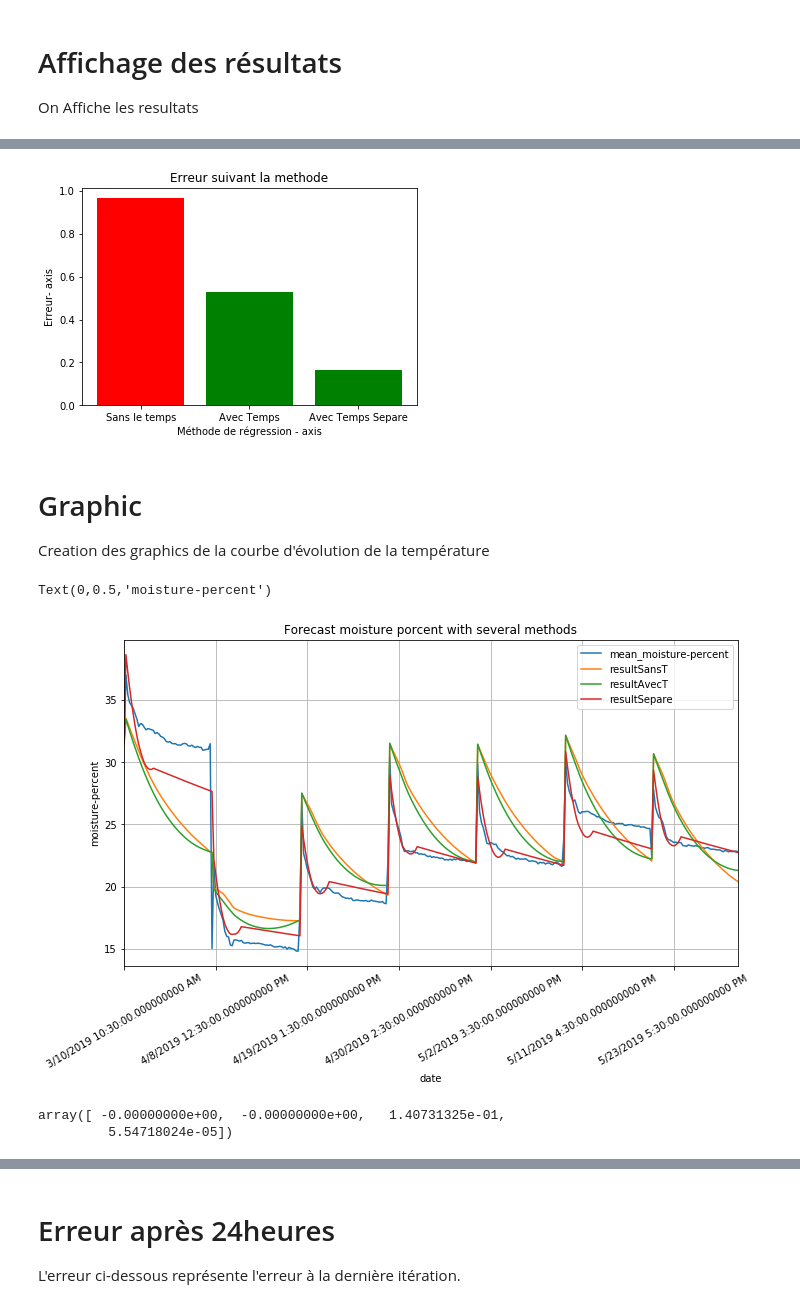
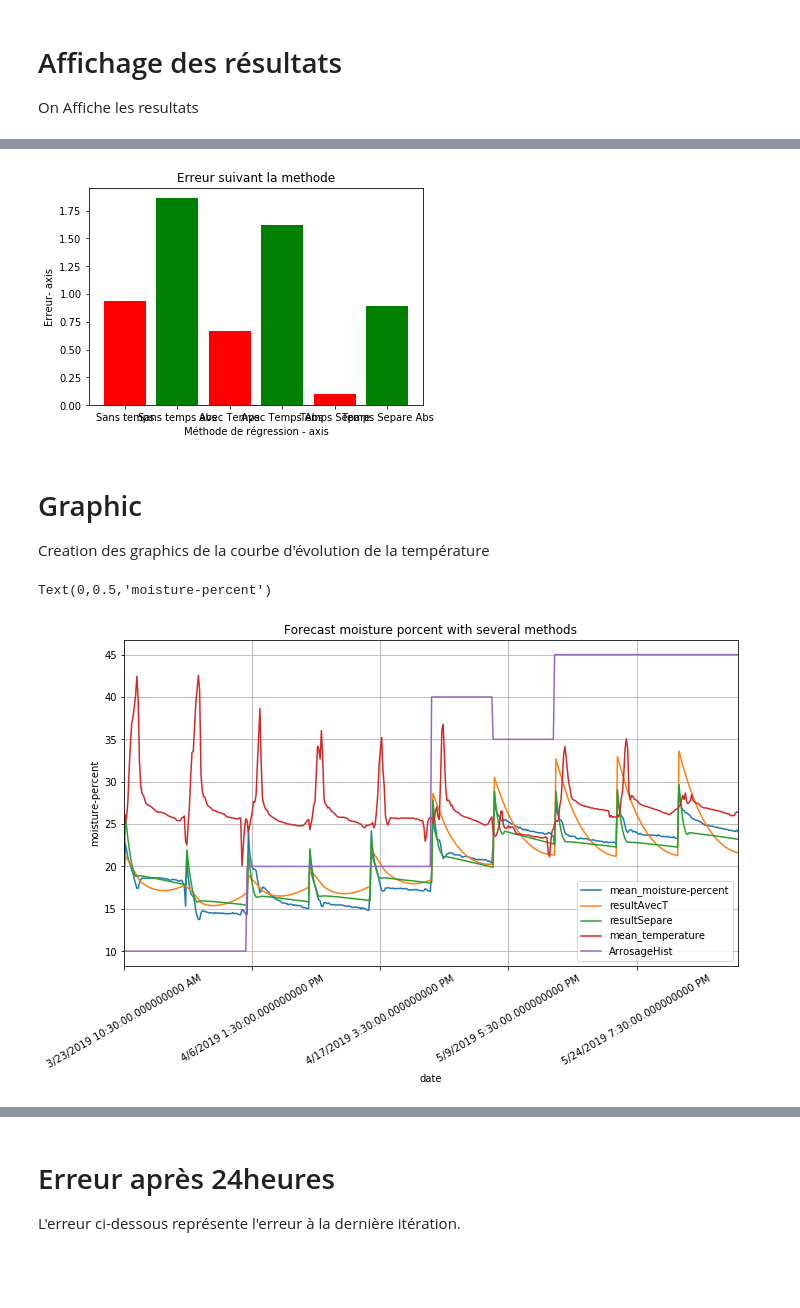
Before and after one commit to cui-unige/BSc-sensor-machine-learning, a Jupyter notebook: MLDemeter.ipynb, the cells around one changed output, grey strips where cells are left out. Saved outputs shown, nothing was run; the diff lists cells and outputs as text; code cells hidden in the pictures; blank space fills up the shorter version.

Commit message:
programmateur d'arrosage et meilleure partition

```diff
--- a/MLDemeter.ipynb
+++ b/MLDemeter.ipynb
@@ -260,7 +254,7 @@ dfEvaporation = tmp.loc[df['TAfterArrosage'] <= 450]
 # %%
 regLinearAro = linear_model.LinearRegression()
-regLinearAro.fit(dfArrosage[['mean_moisture-percent','Arrosage']],dfArrosage.moistureAdd)
+regLinearAro.fit(dfArrosage[['mean_moisture-percent','Arrosage','index']],dfArrosage.moistureAdd)
 
+regLinearAro.intercept_
 regLinearAro.coef_
-regLinearAro.intercept_
 # %% [output]
@@ -269,7 +263,7 @@ regLinearAro.intercept_
 # Pour faire le régression linear sur le moment d'arrosage
 
 regLinearEva = linear_model.LinearRegression()
-regLinearEva.fit(dfEvaporation[['mean_moisture-percent','mean_temperature','TAfterArrosage','ArrosageHist']],dfEvaporation.moistureAdd)
+regLinearEva.fit(dfEvaporation[['mean_moisture-percent','mean_temperature','TAfterArrosage','ArrosageHist','index']],dfEvaporation.moistureAdd)
 
 regLinearEva.intercept_
 regLinearEva.coef_
@@ -279,7 +273,7 @@ array([-0.00892525,  0.01983653,  0.00326841,  0.00503235])
 # Pour faire le régression linear sur le moment d'arrosage
 
 regLinearSta = linear_model.LinearRegression()
-regLinearSta.fit(dfStabilisation[['mean_moisture-percent','mean_temperature','TAfterArrosage']],dfStabilisation.moistureAdd)
+regLinearSta.fit(dfStabilisation[['mean_moisture-percent','mean_temperature','TAfterArrosage','ArrosageHist','index']],dfStabilisation.moistureAdd)
 
 regLinearSta.intercept_
 regLinearSta.coef_
@@ -301,29 +296,34 @@ result = np.zeros(TestSize)
 ErrEva = 0
 nAro = 0
 
-for i in range(0,TestSize):
-    dataTest.iloc[int(i+init),position] = StartHumidity
+for i in range(0,TestSize-1):
+    dataTest.iloc[int(i),position] = StartHumidity
 
     if i%48 == 0:
         nAro =+ 1
-        StartHumidity = dataTest.iloc[init+i,1]
-        result[i] = StartHumidity + regLinearAro.predict([[StartHumidity,base.iloc[init+i,5]]])[0]
-        ErrAro =+ dataTest.iloc[int(i),position] - base.iloc[i,1]
-    elif i%48 <= 15:
-        result[i] = StartHumidity + regLinearEva.predict([[StartHumidity,base.iloc[init+i,2],base.iloc[init+i,6],base.iloc[init+i,7]]])[0]
-        ErrEva =+ dataTest.iloc[int(i),position] - base.iloc[i,1]
+        StartHumidity = dataTest.iloc[i,1]
+        result[i] = StartHumidity + regLinearAro.predict([[StartHumidity,base.iloc[init+i,5],base.iloc[init+i,8]]])[0]
+        ErrAro =+ abs(result[i] - base.iloc[i+1,1])
+    elif i%48 <= limite//30:
+        result[i] = StartHumidity + regLinearEva.predict([[StartHumidity,base.iloc[init+i,2],base.iloc[init+i,6],base.iloc[init+i,7],base.iloc[init+i,8]]])[0]
+        ErrEva =+ abs(result[i] - base.iloc[i+1,1])
     else:
-        result[i] = StartHumidity + regLinearSta.predict([[StartHumidity,base.iloc[init+i,2],base.iloc[init+i,6]]])[0]
-        ErrEva =+ dataTest.iloc[int(i),position] - base.iloc[i,1]
+        result[i] = StartHumidity + regLinearSta.predict([[StartHumidity,base.iloc[init+i,2],base.iloc[init+i,6],base.iloc[init+i,7],base.iloc[init+i,8]]])[0]
+        ErrSta =+ abs(result[i] - base.iloc[i+1,1])
 
     StartHumidity = result[i]
-
+dataTest.iloc[TestSize-1,position] = StartHumidity
 
 ErrAro = ErrAro/nAro
-ErrEva = ErrEva/(TestSize-nAro)
+ErrEva = ErrEva/(15*nAro)
+ErrSta = ErrSta/((48-16*nAro))
 
 print("Moyenne Erreur d'Arrosage : ", ErrAro)
 print("Moyenne d'erreur evaporation : ", ErrEva)
+print("Moyenne d'erreur stabilisation : ", ErrSta)
+
 ErrSepare = np.mean(dataTest.iloc[:,1].values-dataTest.iloc[:,position].values)
+ErrSepareAbs = np.mean(np.absolute(dataTest.iloc[:,1].values-dataTest.iloc[:,position].values))
 print("Moyenne d'erreur : ",ErrSepare)
+print("Moyenne d'erreur absolue : ",ErrSepareAbs)
 # %% [output]
@@ -348,47 +350,39 @@ Avec Temps Séparé :  0.166108709107
 # %%
 # x-coordinates of left sides of bars
-left = [1, 2, 3]
+left = [1, 2, 3, 4, 5, 6]
 
 # heights of bars
-height = [ErrSansTemps, ErrTemps, ErrSepare]
+height = [ErrSansTemps,ErrSansTempsAbs, ErrTemps, ErrTempsAbs, ErrSepare,ErrSepareAbs]
 height = [abs(x) for x in height]
 
 
 # labels for bars
-tick_label = ['Sans le temps', 'Avec Temps', 'Avec Temps Separe']
+tick_label = ['Sans temps', 'Sans temps abs', 'Avec Temps','Avec Temps Abs', 'Temps Separe','Temps Separe Abs']
 
 # plotting a bar chart
 plt.bar(left, height, tick_label = tick_label,
-        width = 0.8, color = ['red', 'green','green'])
+        width = 0.8, color = ['red', 'green'])
 
 # naming the x-axis
 plt.xlabel('Méthode de régression - axis')
 # naming the y-axis
 plt.ylabel('Erreur- axis')
 # plot title
 plt.title('Erreur suivant la methode')
 
 # function to show the plot
 plt.show()
 # %% [output]
-[figure, old version]
+[figure, new version]
 # %% [markdown]
 # Graphic
 
 Creation des graphics de la courbe d'évolution de la température
 # %%
-ax = dataTest.plot(x='date', y=['mean_moisture-percent','resultSansT','resultAvecT','resultSepare'],figsize=(11, 6),rot=30,grid=True, title="Forecast moisture porcent with several methods")
+ax = dataTest.plot(x='date', y=['mean_moisture-percent','resultAvecT','resultSepare','mean_temperature','ArrosageHist'],figsize=(11, 6),rot=30,grid=True, title="Forecast moisture porcent with several methods")
 ax.set_ylabel("moisture-percent")
 
 #dfTest.loc[dfTest['TAfterArrosage'] == 30]
 # %% [output]
 Text(0,0.5,'moisture-percent')
-[figure, old version]
+[figure, new version]
-# %%
-reg3 = linear_model.Lasso(alpha=1.5)
-reg3.fit(df[['mean_moisture-percent','mean_temperature','Arrosage','TAfterArrosage']],df.moistureAdd)
-reg3.intercept_
-reg3.coef_
-# %% [output]
-array([ -0.00000000e+00,  -0.00000000e+00,   1.40731325e-01,
-         5.54718024e-05])
```
Also changed, not shown: parts of 30 cells of this notebook, 2 other files.
